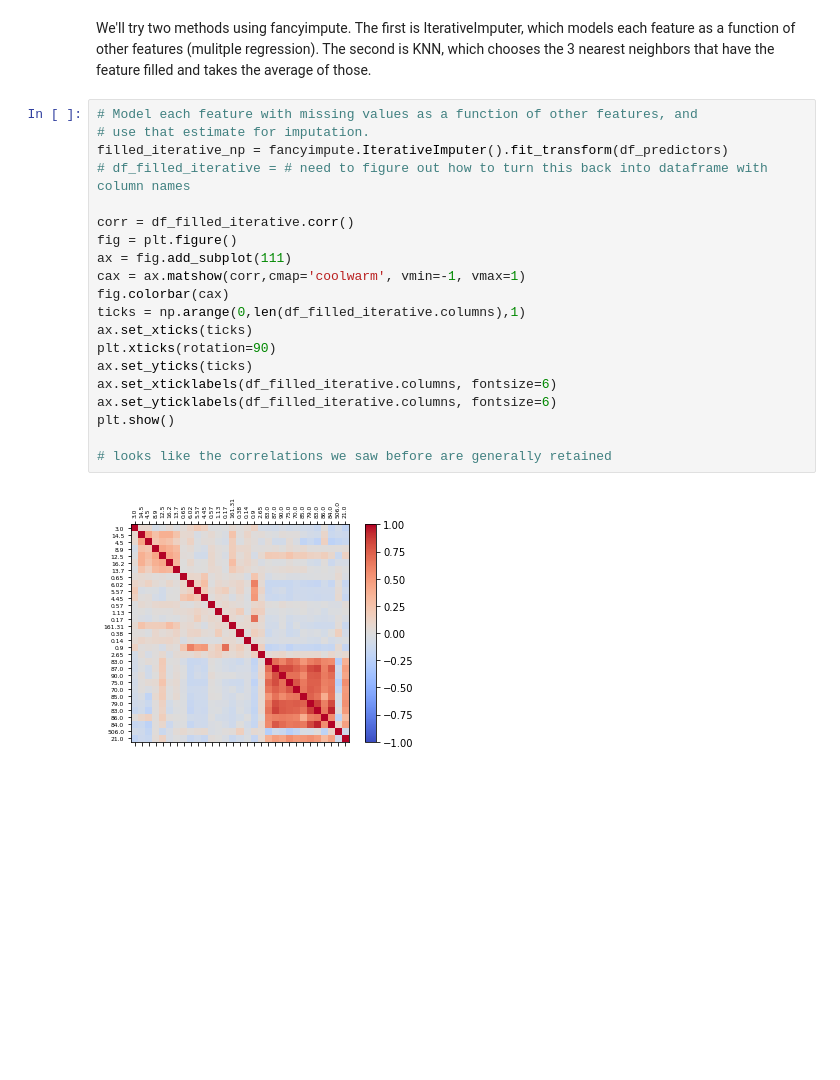
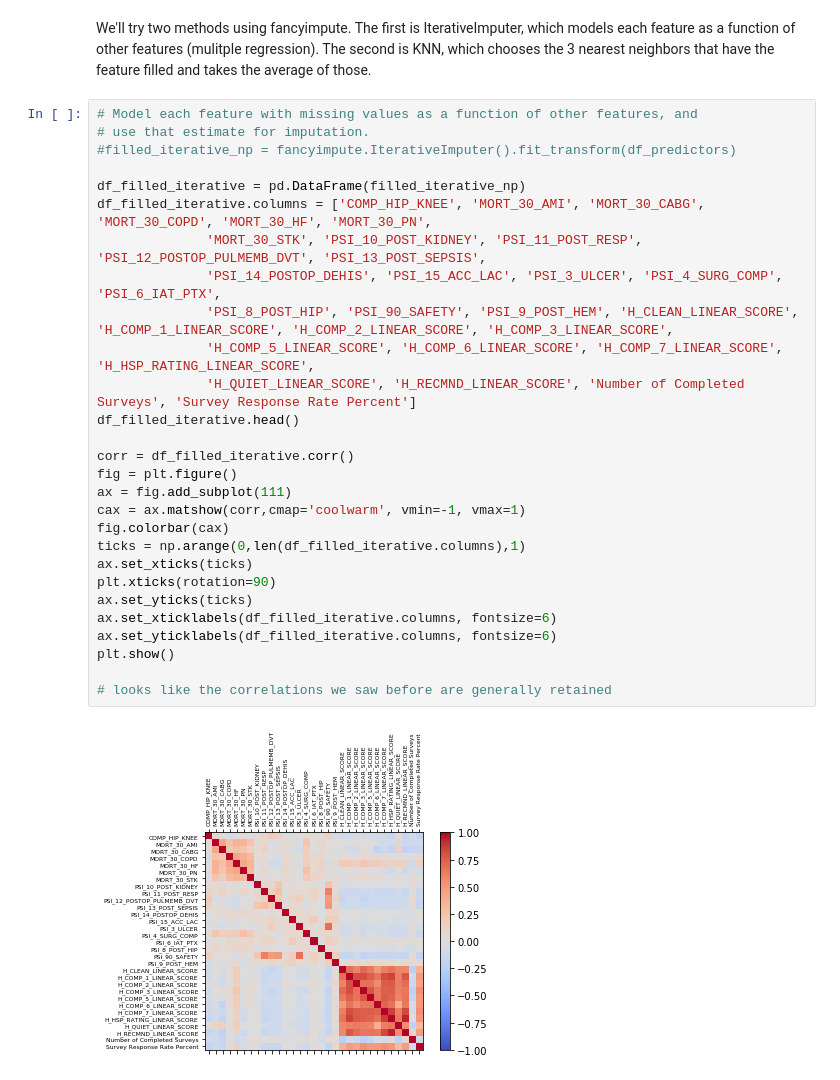
Before and after one commit to maringow/DataMiningGroupProject, a Jupyter notebook: hospital_data_imputation_MG.ipynb, the cells around one changed output. Cells and saved outputs as stored; diff of their text form; blank space fills up the shorter version.

Commit message:
Add files via upload
knn and regression filled datasets + updated code

```diff
--- a/hospital_data_imputation_MG.ipynb
+++ b/hospital_data_imputation_MG.ipynb
@@ -130,25 +129,33 @@ We'll try two methods using fancyimpute. The first is IterativeImputer, which mo
 # %%
 # Model each feature with missing values as a function of other features, and
 # use that estimate for imputation.
-filled_iterative_np = fancyimpute.IterativeImputer().fit_transform(df_predictors)
-# df_filled_iterative = # need to figure out how to turn this back into dataframe with column names
+#filled_iterative_np = fancyimpute.IterativeImputer().fit_transform(df_predictors)
+
+df_filled_iterative = pd.DataFrame(filled_iterative_np)
+df_filled_iterative.columns = ['COMP_HIP_KNEE', 'MORT_30_AMI', 'MORT_30_CABG', 'MORT_30_COPD', 'MORT_30_HF', 'MORT_30_PN',
+              'MORT_30_STK', 'PSI_10_POST_KIDNEY', 'PSI_11_POST_RESP', 'PSI_12_POSTOP_PULMEMB_DVT', 'PSI_13_POST_SEPSIS',
+              'PSI_14_POSTOP_DEHIS', 'PSI_15_ACC_LAC', 'PSI_3_ULCER', 'PSI_4_SURG_COMP', 'PSI_6_IAT_PTX',
+              'PSI_8_POST_HIP', 'PSI_90_SAFETY', 'PSI_9_POST_HEM', 'H_CLEAN_LINEAR_SCORE', 'H_COMP_1_LINEAR_SCORE', 'H_COMP_2_LINEAR_SCORE', 'H_COMP_3_LINEAR_SCORE',
+              'H_COMP_5_LINEAR_SCORE', 'H_COMP_6_LINEAR_SCORE', 'H_COMP_7_LINEAR_SCORE', 'H_HSP_RATING_LINEAR_SCORE',
+              'H_QUIET_LINEAR_SCORE', 'H_RECMND_LINEAR_SCORE', 'Number of Completed Surveys', 'Survey Response Rate Percent']
+df_filled_iterative.head()
 
 corr = df_filled_iterative.corr()
 fig = plt.figure()
 ax = fig.add_subplot(111)
 cax = ax.matshow(corr,cmap='coolwarm', vmin=-1, vmax=1)
 fig.colorbar(cax)
 ticks = np.arange(0,len(df_filled_iterative.columns),1)
 ax.set_xticks(ticks)
 plt.xticks(rotation=90)
 ax.set_yticks(ticks)
 ax.set_xticklabels(df_filled_iterative.columns, fontsize=6)
 ax.set_yticklabels(df_filled_iterative.columns, fontsize=6)
 plt.show()
 
 # looks like the correlations we saw before are generally retained
 # %% [output]
-[figure, old version]
+[figure, new version]
 # %%
 # look at means of each measure
 
```
Also changed, not shown: parts of 13 cells of this notebook, 2 other files.
